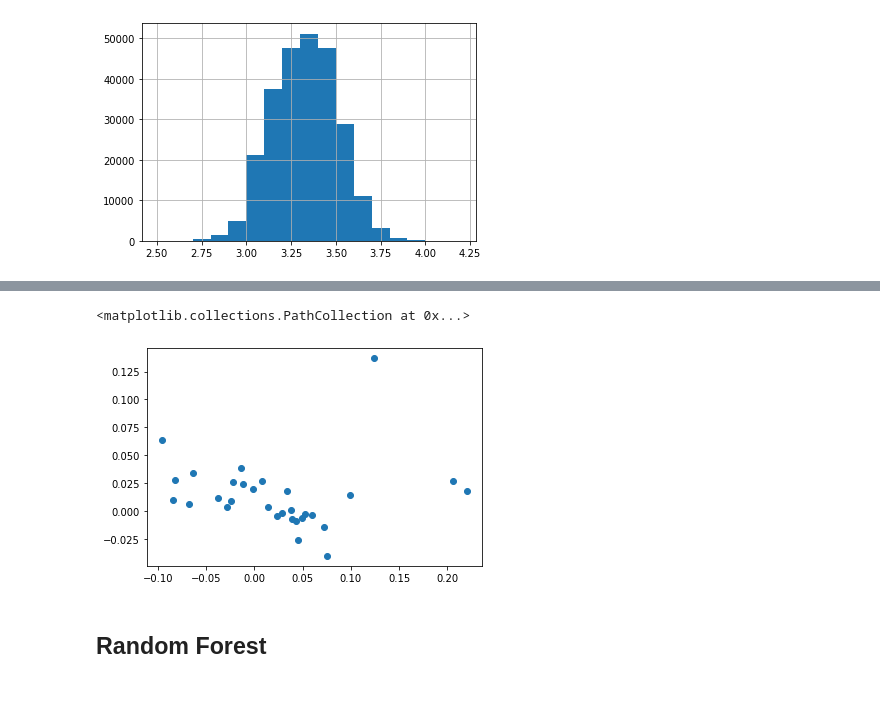
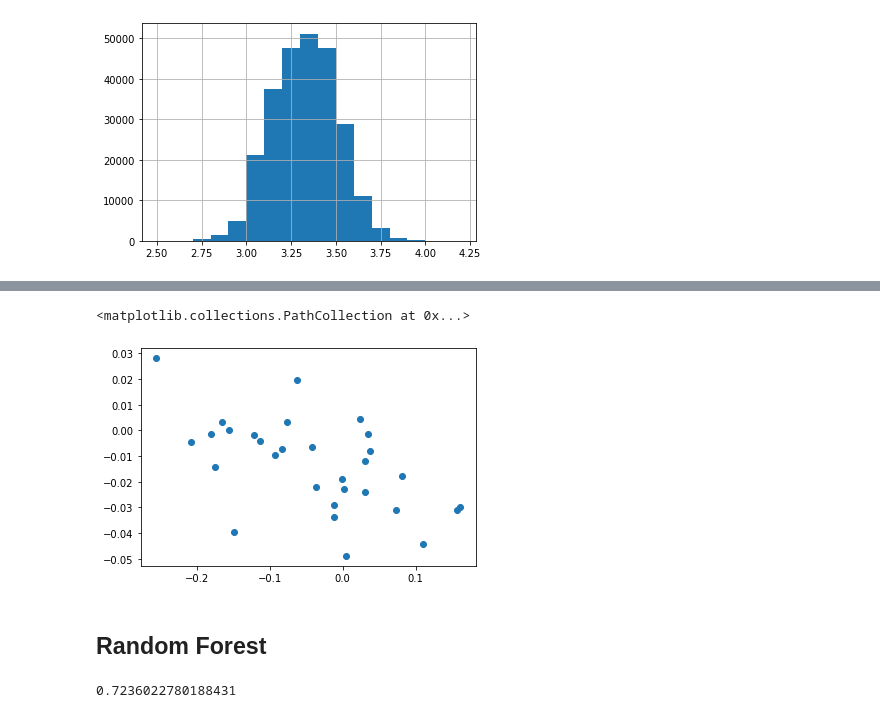
Before and after one commit to alisongh/SIADS-696-Milestone-II, a Jupyter notebook: Data Analysis.ipynb, the cells around one changed output, grey strips where cells are left out. Saved outputs shown, nothing was run; the diff lists cells and outputs as text; code cells hidden in the pictures.

```diff
--- a/Data Analysis.ipynb
+++ b/Data Analysis.ipynb
@@ -857,18 +796,18 @@ model.resid.std()
 # %%
-res = model.params[zip_vars].reset_index() # price by zip
-res["zip_covid"] = model.params[zip_covid].values # price chg after covide by zip
+res = zip_covid_model.params[zip_vars].reset_index() # price by zip
+res["zip_covid"] = zip_covid_model.params[zip_covid].values # price chg after covide by zip
 res["zip"] = all_zips
 res = res.drop("index", axis=1)
 
 counts = reg_df.groupby("physical_zip_code").apply(len).reset_index()
 counts.columns = ["zip", "cnts"]
 res = pd.merge(res, counts, on="zip")
 res = res[(res.cnts > 300)]
 
 plt.scatter(res[0], res["zip_covid"])
 # %% [output]
 <matplotlib.collections.PathCollection at 0x...>
-[figure, old version]
+[figure, new version]
 # %% [markdown]
 ## Random Forest
 # %%
@@ -885,0 +821,4 @@ y_pred = regressor.predict(X_test)
+# %%
+rf_reg.score(X_test, y_test)
+# %% [output]
+0.7236022780188431
```
Also changed, not shown: parts of 33 cells of this notebook.
